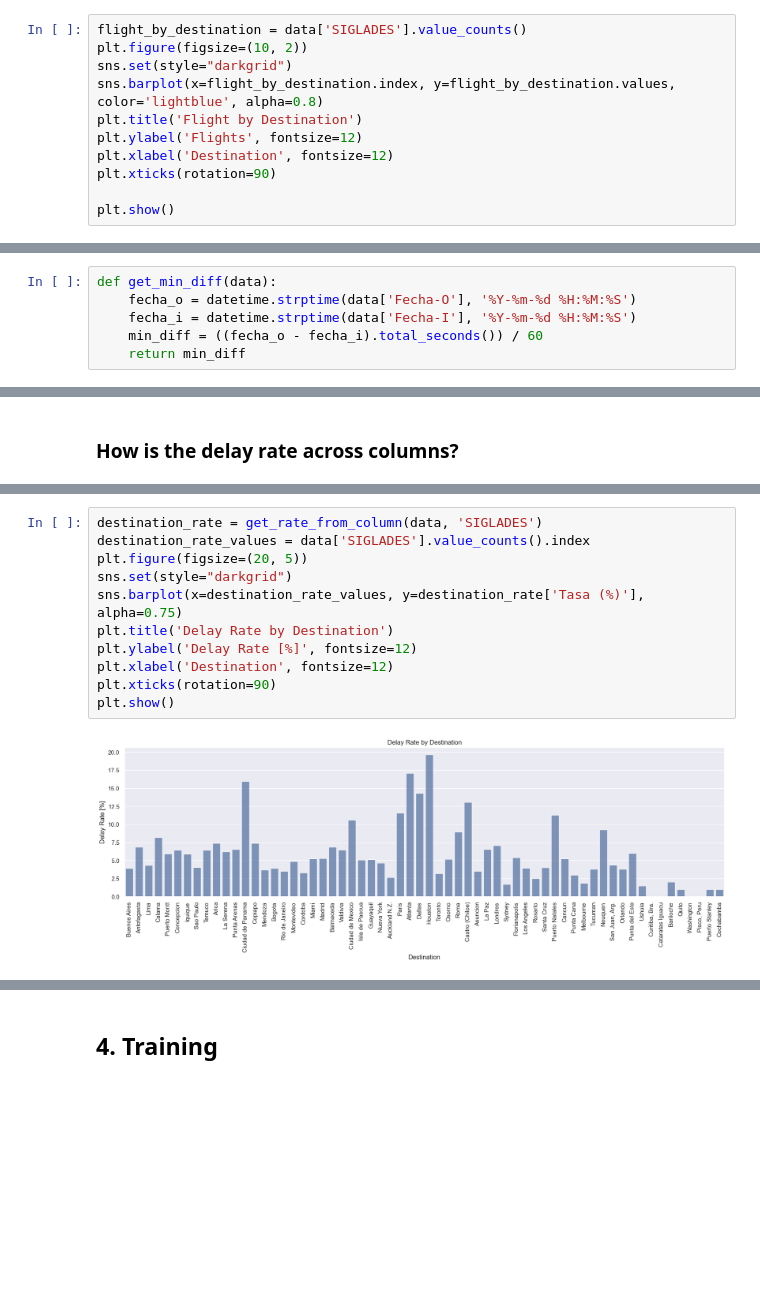
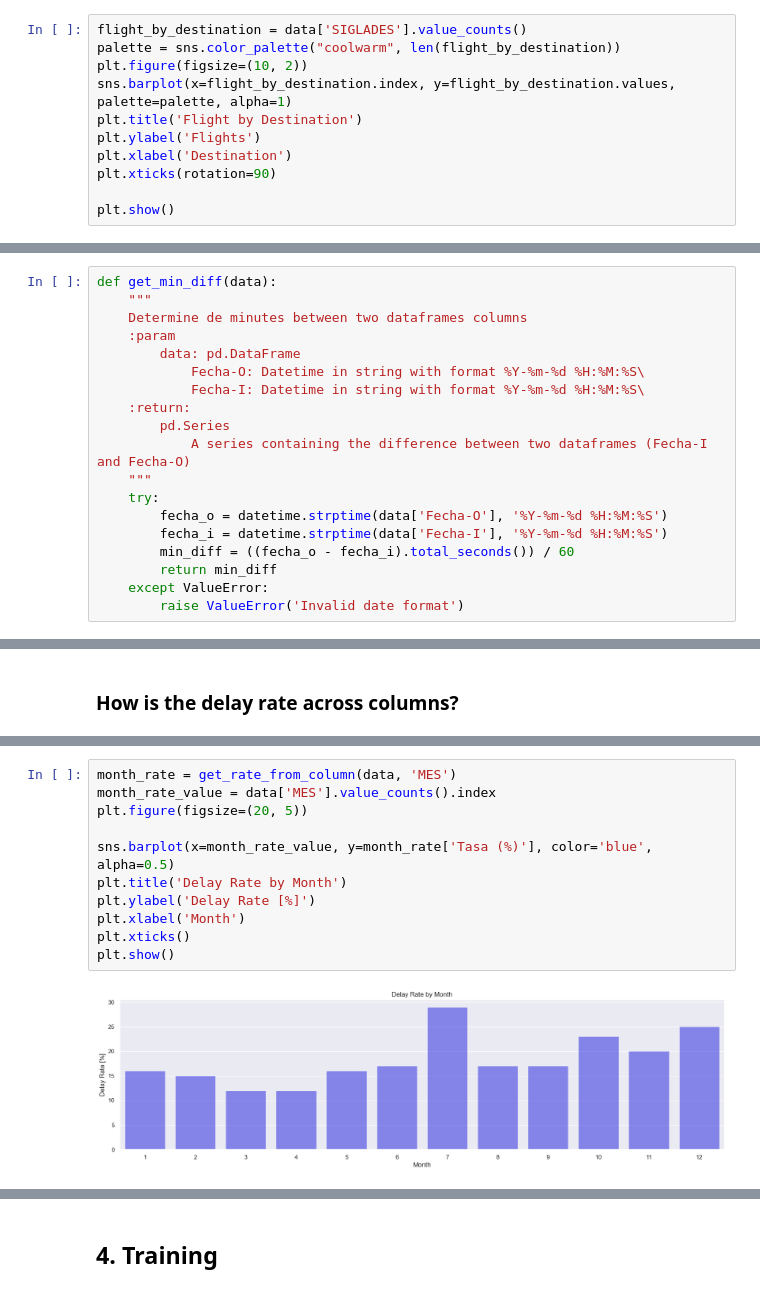
Before and after one commit to kelvinojedaepn/challenge_MLE, a Jupyter notebook: challenge/exploration.ipynb, the cells around one changed output, grey strips where cells are left out. Drawn from its saved outputs; the diff is of its cells as text; blank space fills up the shorter version.

```diff
--- a/challenge/exploration.ipynb
+++ b/challenge/exploration.ipynb
@@ -112,12 +112,12 @@ plt.show()
 [figure]
 # %%
 flight_by_destination = data['SIGLADES'].value_counts()
+palette = sns.color_palette("coolwarm", len(flight_by_destination))
 plt.figure(figsize=(10, 2))
-sns.set(style="darkgrid")
-sns.barplot(x=flight_by_destination.index, y=flight_by_destination.values, color='lightblue', alpha=0.8)
+sns.barplot(x=flight_by_destination.index, y=flight_by_destination.values, palette=palette, alpha=1)
 plt.title('Flight by Destination')
-plt.ylabel('Flights', fontsize=12)
-plt.xlabel('Destination', fontsize=12)
+plt.ylabel('Flights')
+plt.xlabel('Destination')
 plt.xticks(rotation=90)
 
 plt.show()
@@ -177,10 +200,23 @@ data['high_season'] = data['Fecha-I'].apply(is_high_season)
 ### 2.c. Difference in Minutes
 # %%
 def get_min_diff(data):
-    fecha_o = datetime.strptime(data['Fecha-O'], '%Y-%m-%d %H:%M:%S')
-    fecha_i = datetime.strptime(data['Fecha-I'], '%Y-%m-%d %H:%M:%S')
-    min_diff = ((fecha_o - fecha_i).total_seconds()) / 60
-    return min_diff
+    """
+    Determine de minutes between two dataframes columns
+    :param
+        data: pd.DataFrame
+            Fecha-O: Datetime in string with format %Y-%m-%d %H:%M:%S\
+            Fecha-I: Datetime in string with format %Y-%m-%d %H:%M:%S\
+    :return:
+        pd.Series
+            A series containing the difference between two dataframes (Fecha-I and Fecha-O)
+    """
+    try:
+        fecha_o = datetime.strptime(data['Fecha-O'], '%Y-%m-%d %H:%M:%S')
+        fecha_i = datetime.strptime(data['Fecha-I'], '%Y-%m-%d %H:%M:%S')
+        min_diff = ((fecha_o - fecha_i).total_seconds()) / 60
+        return min_diff
+    except ValueError:
+        raise ValueError('Invalid date format')
 # %%
 data['min_diff'] = data.apply(get_min_diff, axis=1)
 # %% [markdown]
@@ -222,13 +297,13 @@ def get_rate_from_column(data, column):
 # %%
-destination_rate = get_rate_from_column(data, 'SIGLADES')
-destination_rate_values = data['SIGLADES'].value_counts().index
+month_rate = get_rate_from_column(data, 'MES')
+month_rate_value = data['MES'].value_counts().index
 plt.figure(figsize=(20, 5))
-sns.set(style="darkgrid")
-sns.barplot(x=destination_rate_values, y=destination_rate['Tasa (%)'], alpha=0.75)
-plt.title('Delay Rate by Destination')
-plt.ylabel('Delay Rate [%]', fontsize=12)
-plt.xlabel('Destination', fontsize=12)
-plt.xticks(rotation=90)
+
+sns.barplot(x=month_rate_value, y=month_rate['Tasa (%)'], color='blue', alpha=0.5)
+plt.title('Delay Rate by Month')
+plt.ylabel('Delay Rate [%]')
+plt.xlabel('Month')
+plt.xticks()
 plt.show()
 # %% [output]
-[figure, old version]
+[figure, new version]
```
Also changed, not shown: parts of 44 cells of this notebook.
